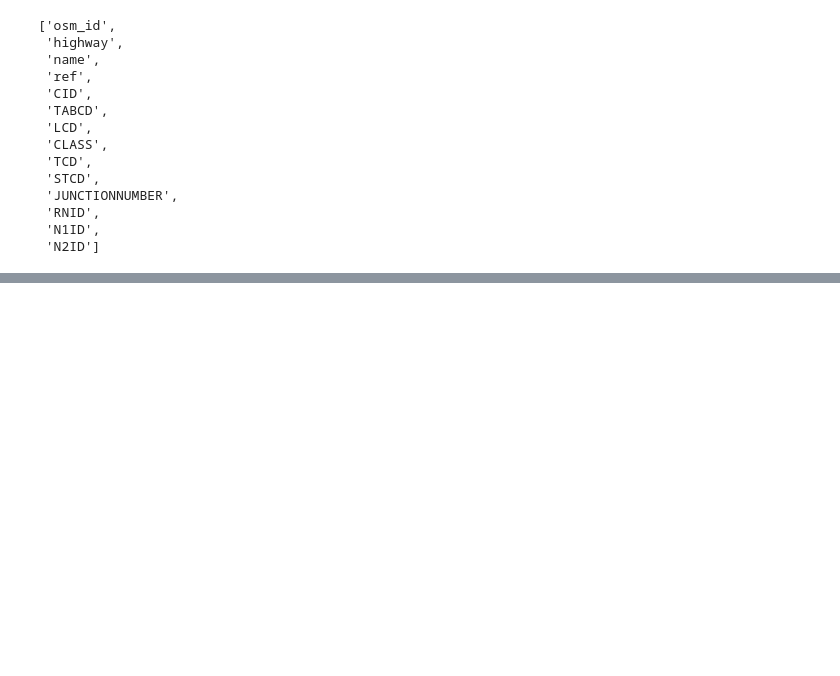
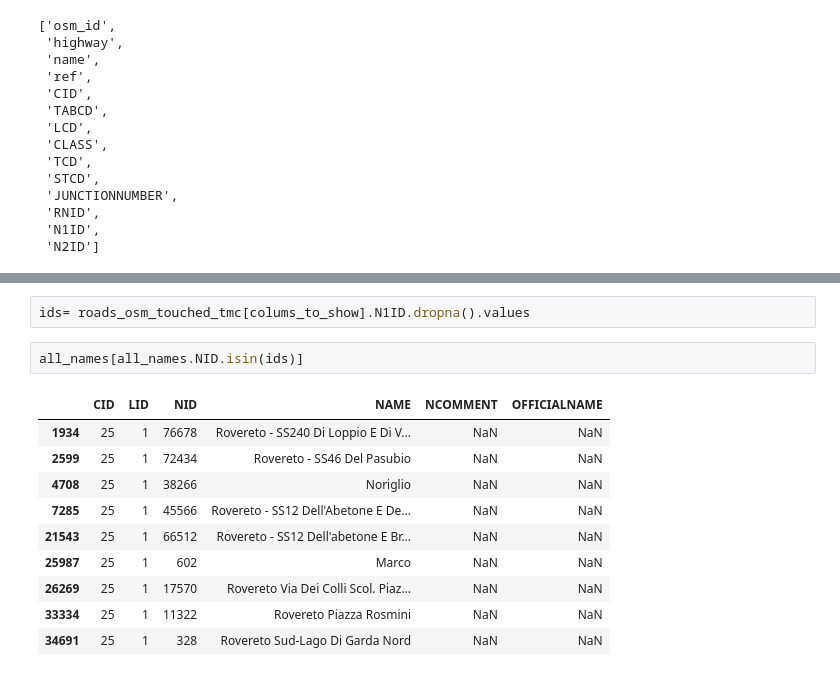
Before and after one commit to napo/italian_tmc, a Jupyter notebook: Find TMC in Rovereto and Trento.ipynb, the cells around one changed output, grey strips where cells are left out. Drawn from its saved outputs; the diff is of its cells as text; blank space fills up the shorter version.

```diff
--- a/Find TMC in Rovereto and Trento.ipynb
+++ b/Find TMC in Rovereto and Trento.ipynb
@@ -341,0 +346,15 @@ all_names.shape
+# %%
+ids= roads_osm_touched_tmc[colums_to_show].N1ID.dropna().values
+# %%
+all_names[all_names.NID.isin(ids)]
+# %% [output]
+|  | CID | LID | NID | NAME | NCOMMENT | OFFICIALNAME |
+| 1934 | 25 | 1 | 76678 | Rovereto - SS240 Di Loppio E Di V... | NaN | NaN |
+| 2599 | 25 | 1 | 72434 | Rovereto - SS46 Del Pasubio | NaN | NaN |
+| 4708 | 25 | 1 | 38266 | Noriglio | NaN | NaN |
+| 7285 | 25 | 1 | 45566 | Rovereto - SS12 Dell'Abetone E De... | NaN | NaN |
+| 21543 | 25 | 1 | 66512 | Rovereto - SS12 Dell'abetone E Br... | NaN | NaN |
+| 25987 | 25 | 1 | 602 | Marco | NaN | NaN |
+| 26269 | 25 | 1 | 17570 | Rovereto Via Dei Colli Scol. Piaz... | NaN | NaN |
+| 33334 | 25 | 1 | 11322 | Rovereto Piazza Rosmini | NaN | NaN |
+| 34691 | 25 | 1 | 328 | Rovereto Sud-Lago Di Garda Nord | NaN | NaN |
```
Also changed, not shown: parts of 9 cells of this notebook.
